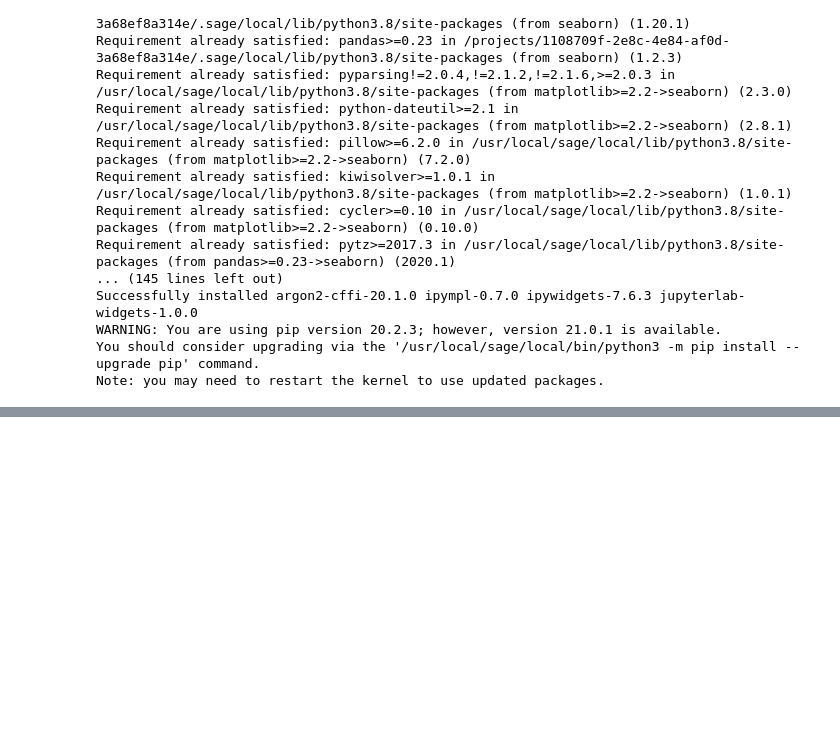
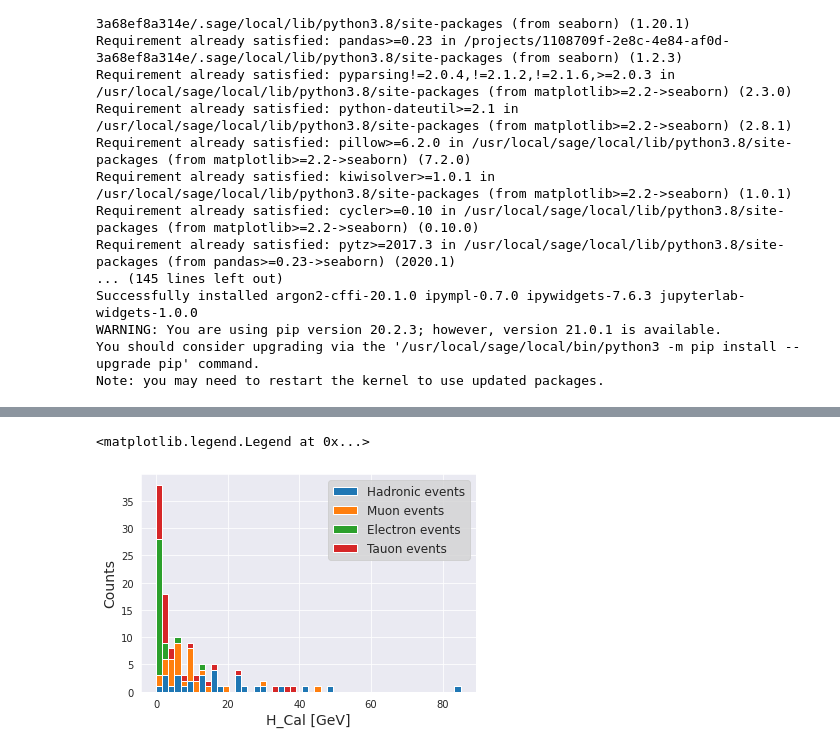
Before and after one commit to benfreiburg/z0-precisionmeasurement, a Jupyter notebook: Z0_main.ipynb, the cells around one changed output, grey strips where cells are left out. Saved outputs shown, nothing was run; the diff lists cells and outputs as text; code cells hidden in the pictures; blank space fills up the shorter version.

```diff
--- a/Z0_main.ipynb
+++ b/Z0_main.ipynb
@@ -88,0 +122,14 @@ plt.legend(frameon=True, facecolor="lightgrey", fontsize=12)
+# %%
+# histogram (H_Cal)
+%matplotlib inline
+sb.set_style("darkgrid")
+
+plt.hist((hadronic_events[:,5],muon_events[:,5],electron_events[:,5],tauon_events[:,5]), bins=50, range=(0,85), label=("Hadronic events","Muon events","Electron events","Tauon events"), stacked=True) # range is again to exclude a single point at around 200 GeV (more energy than we had initially) to focus the rest of the distribution - maybe exclude the point at little over 80 as well?
+
+plt.xlabel("H_Cal [GeV]", fontsize=14)
+plt.ylabel("Counts", fontsize=14)
+
+plt.legend(frameon=True, facecolor="lightgrey", fontsize=12)
+# %% [output]
+<matplotlib.legend.Legend at 0x...>
+[figure, added]
```
Also changed, not shown: parts of 12 cells of this notebook.
